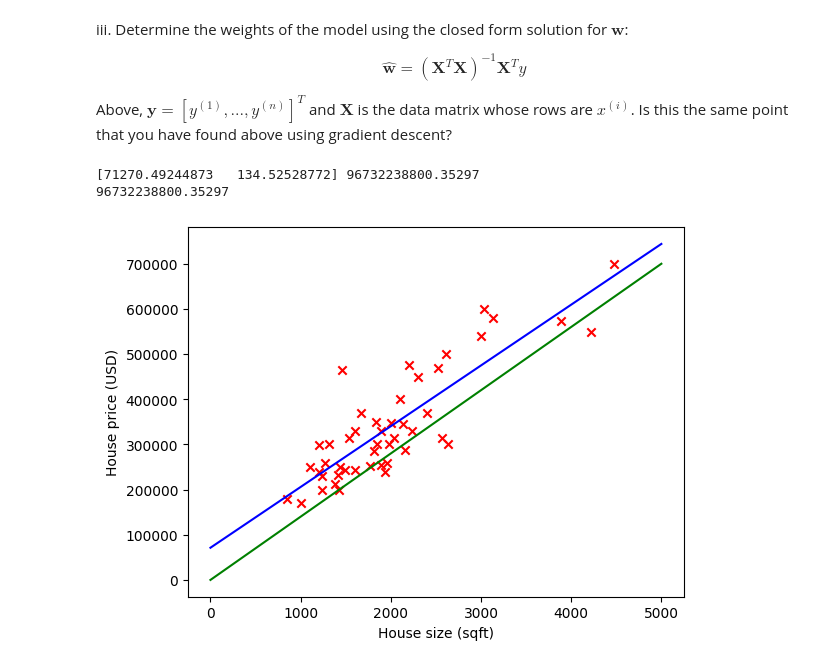
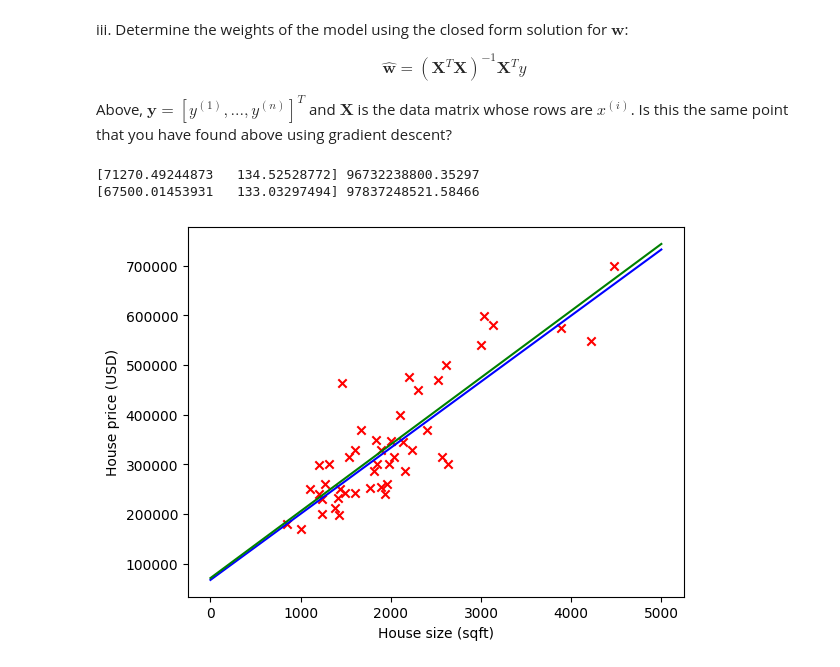
Before and after one commit to jan-clr/MLSP2324, a Jupyter notebook: S3/Supplement-3.ipynb, the cells around one changed output. Drawn from its saved outputs; the diff is of its cells as text; code cells hidden in the pictures.

```diff
--- a/S3/Supplement-3.ipynb
+++ b/S3/Supplement-3.ipynb
@@ -165,21 +181,22 @@ the contour plot similar to the previous task.
 # TODO: Train w
 # Store each update of w in an array to make plot later.
 
-eta = 0.1
-min_delta = 1e-5
-w = [np.array([100, -200])]
+eta = 1e-9
+min_delta = 1
+w = [np.array([67500, 100])]
 for i in range(1000):
     w.append(GradientDescent(w[-1], eta, gradient_J))
     if np.linalg.norm(w[-1] - w[-2]) < min_delta:
         break
 
+print(w)
 
 # TODO: Prepare contour plot and mark each weight update on the plot.
 
 plot = plt.figure()
 ax = plot.add_subplot(111)
-w_1 = np.linspace(-1e4, 1e4, 1000)
-w_2 = np.linspace(-1e4, 1e4, 1000)
+w_1 = np.linspace(67e3, 72e3, 100)
+w_2 = np.linspace(50, 2e2, 100)
 Z = np.empty((len(w_1), len(w_2)))
 for j in range(len(w_1)):
     for i in range(len(w_2)):
@@ -217,18 +245,17 @@ Above, $\mathbf{y} = [y^{(1)},..., y^{(n)}]^T$ and $\mathbf{X}$ is the data matr
 # %%
 # TODO: Compute the closed form solution
 X = np.array([np.ones(len(size)), size]).T
-w = np.linalg.inv(X.T @ X) @ X.T @ price
-print(w, J(w))
-err = w[0] + w[1] * size - price
-print(np.sum(err ** 2) / 2)
+w_ex = np.linalg.inv(X.T @ X) @ X.T @ price
+print(w_ex, J(w_ex))
+print(w[-1], J(w[-1]))
+
 plt.scatter(size, price, marker='x', color='red')
-plt.plot([0, 5000], [w[0], w[0] + 5000 * w[1]], '-', color='blue')
-w = np.array([6e-4, 140])
-plt.plot([0, 5000], [w[0], w[0] + 5000 * w[1]], '-', color='green')
+plt.plot([0, 5000], [w[-1][0], w[-1][0] + 5000 * w[-1][1]], '-', color='blue')
+plt.plot([0, 5000], [w_ex[0], w_ex[0] + 5000 * w_ex[1]], '-', color='green')
 plt.xlabel('House size (sqft)')
 plt.ylabel('House price (USD)')
 plt.show()
 # %% [output]
 [71270.49244873   134.52528772] 96732238800.35297
-96732238800.35297
+[67500.01453931   133.03297494] 97837248521.58466
-[figure, old version]
+[figure, new version]
```
Also changed, not shown: parts of 3 cells of this notebook.
